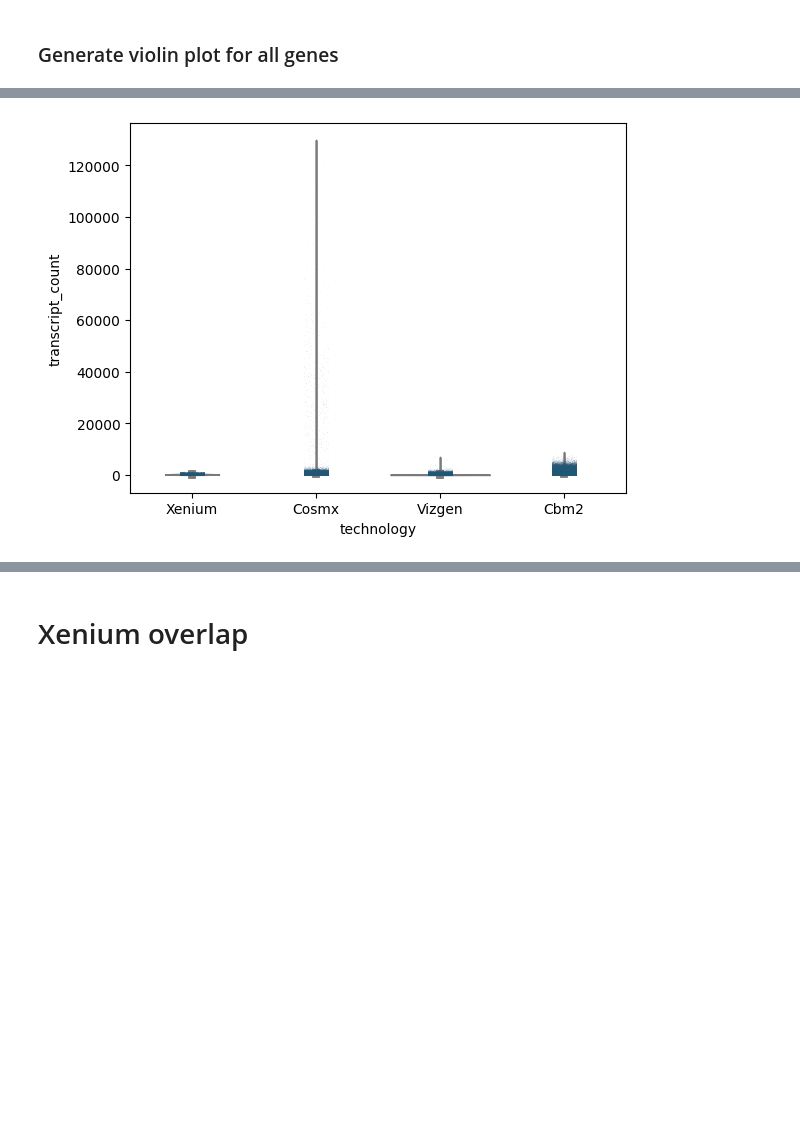
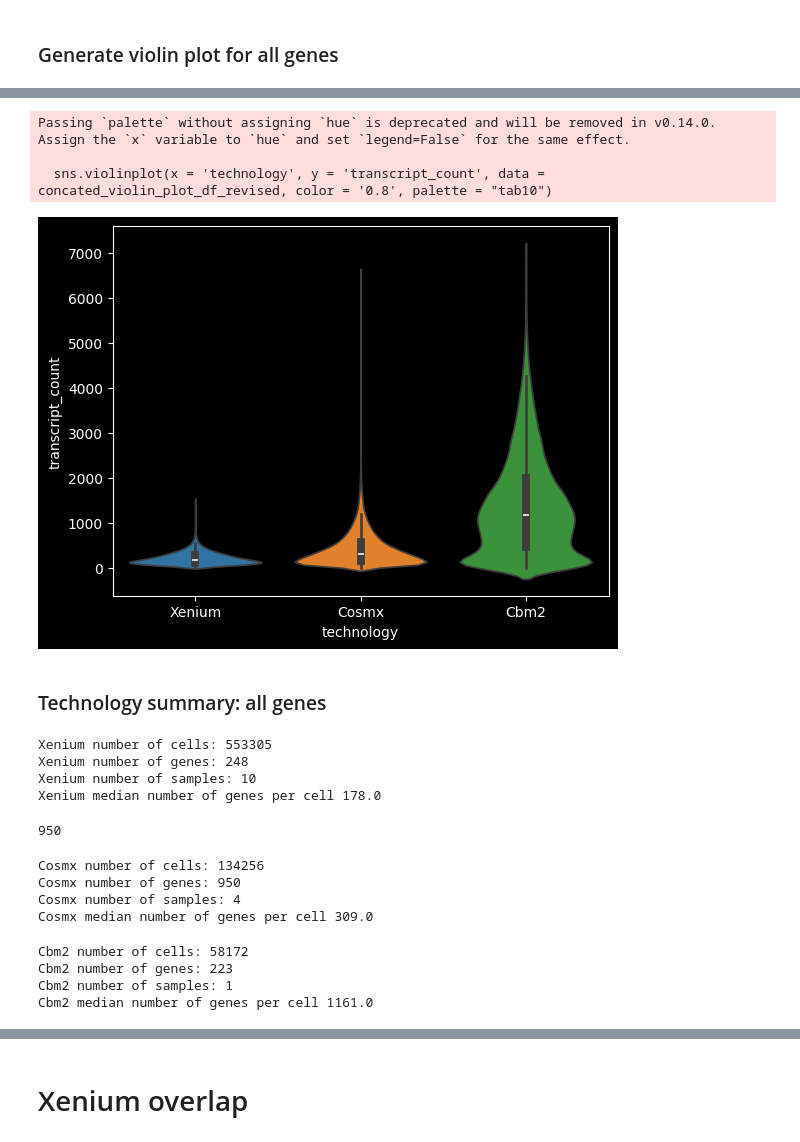
Before and after one commit to krisalejo/scRNA-seq-tech-comparisons, a Jupyter notebook: Transcripts per cell - revised.ipynb, the cells around one changed output, grey strips where cells are left out. Drawn from its saved outputs; the diff is of its cells as text; code cells hidden in the pictures; blank space fills up the shorter version.

Commit message:
add tech summaries, revise violin plots

```diff
--- a/Transcripts per cell - revised.ipynb
+++ b/Transcripts per cell - revised.ipynb
@@ -16,6 +16,8 @@ from matplotlib.colorbar import ColorbarBase
 import matplotlib.colors as mcolors
 
 %matplotlib inline
+# %%
+plt.style.use('dark_background')
 # %% [markdown]
 ### revisions checklist
 
@@ -456,7 +458,7 @@ plt.show()
 # %%
 concated_violin_plot_df = pd.DataFrame()
 # %%
-concated_violin_plot_df = pd.concat([xenium_violin_plot_df, cosmx_violin_plot_df, vizgen_violin_plot_df, cbm2_violin_plot_df], ignore_index = True)
+concated_violin_plot_df = pd.concat([xenium_violin_plot_df, cosmx_violin_plot_df, cbm2_violin_plot_df], ignore_index = True)
 concated_violin_plot_df
 # %% [output]
 |  | transcript_count | technology |
@@ -474,0 +477,3 @@ concated_violin_plot_df
+# %%
+concated_violin_plot_df_revised = concated_violin_plot_df[concated_violin_plot_df['transcript_count'] <= 7000]
+concated_violin_plot_df_revised
@@ -475,6 +494,45 @@ concated_violin_plot_df
 # %%
-sns.violinplot(x = 'technology', y = 'transcript_count', data = concated_violin_plot_df, color = '0.8')
-sns.stripplot(x = 'technology', y = 'transcript_count', data = concated_violin_plot_df, jitter = True, size = 0.15)
+sns.violinplot(x = 'technology', y = 'transcript_count', data = concated_violin_plot_df_revised, color = '0.8', palette = "tab10")
+#sns.stripplot(x = 'technology', y = 'transcript_count', data = concated_violin_plot_df_revised, jitter = True, size = 0.15)
 plt.show()
 # %% [output]
+Passing `palette` without assigning `hue` is deprecated and will be removed in v0.14.0. Assign the `x` variable to `hue` and set `legend=False` for the same effect.
+
+  sns.violinplot(x = 'technology', y = 'transcript_count', data = concated_violin_plot_df_revised, color = '0.8', palette = "tab10")
-[figure, old version]
+[figure, new version]
+# %% [markdown]
+### Technology summary: all genes
+# %%
+print (f'Xenium number of cells:', concated_violin_plot_df_revised[concated_violin_plot_df_revised['technology'] == 'Xenium'].shape[0])
+print(f'Xenium number of genes:', 248)
+print (f'Xenium number of samples:', len(concated_cell_csv_filtered['sample_id'].unique()))
+print (f'Xenium median number of genes per cell', concated_violin_plot_df_revised[concated_violin_plot_df_revised['technology'] == 'Xenium']['transcript_count'].median())
+# %% [output]
+Xenium number of cells: 553305
+Xenium number of genes: 248
+Xenium number of samples: 10
+Xenium median number of genes per cell 178.0
+# %%
+cosmx_gene_exp_revised.shape[1]
+# %% [output]
+950
+# %%
+print (f'Cosmx number of cells:', concated_violin_plot_df_revised[concated_violin_plot_df_revised['technology'] == 'Cosmx'].shape[0])
+print(f'Cosmx number of genes:', cosmx_gene_exp_revised.shape[1])
+print (f'Cosmx number of samples:', 4)
+print (f'Cosmx median number of genes per cell', concated_violin_plot_df_revised[concated_violin_plot_df_revised['technology'] == 'Cosmx']['transcript_count'].median())
+# %% [output]
+Cosmx number of cells: 134256
+Cosmx number of genes: 950
+Cosmx number of samples: 4
+Cosmx median number of genes per cell 309.0
+# %%
+print (f'Cbm2 number of cells:', concated_violin_plot_df_revised[concated_violin_plot_df_revised['technology'] == 'Cbm2'].shape[0])
+print(f'Cbm2 number of genes:', cbm2_cell_df.shape[1])
+print (f'Cbm2 number of samples:', 1)
+print (f'Cbm2 median number of genes per cell', concated_violin_plot_df_revised[concated_violin_plot_df_revised['technology'] == 'Cbm2']['transcript_count'].median())
+# %% [output]
+Cbm2 number of cells: 58172
+Cbm2 number of genes: 223
+Cbm2 number of samples: 1
+Cbm2 median number of genes per cell 1161.0
```
Also changed, not shown: parts of 29 cells of this notebook.
